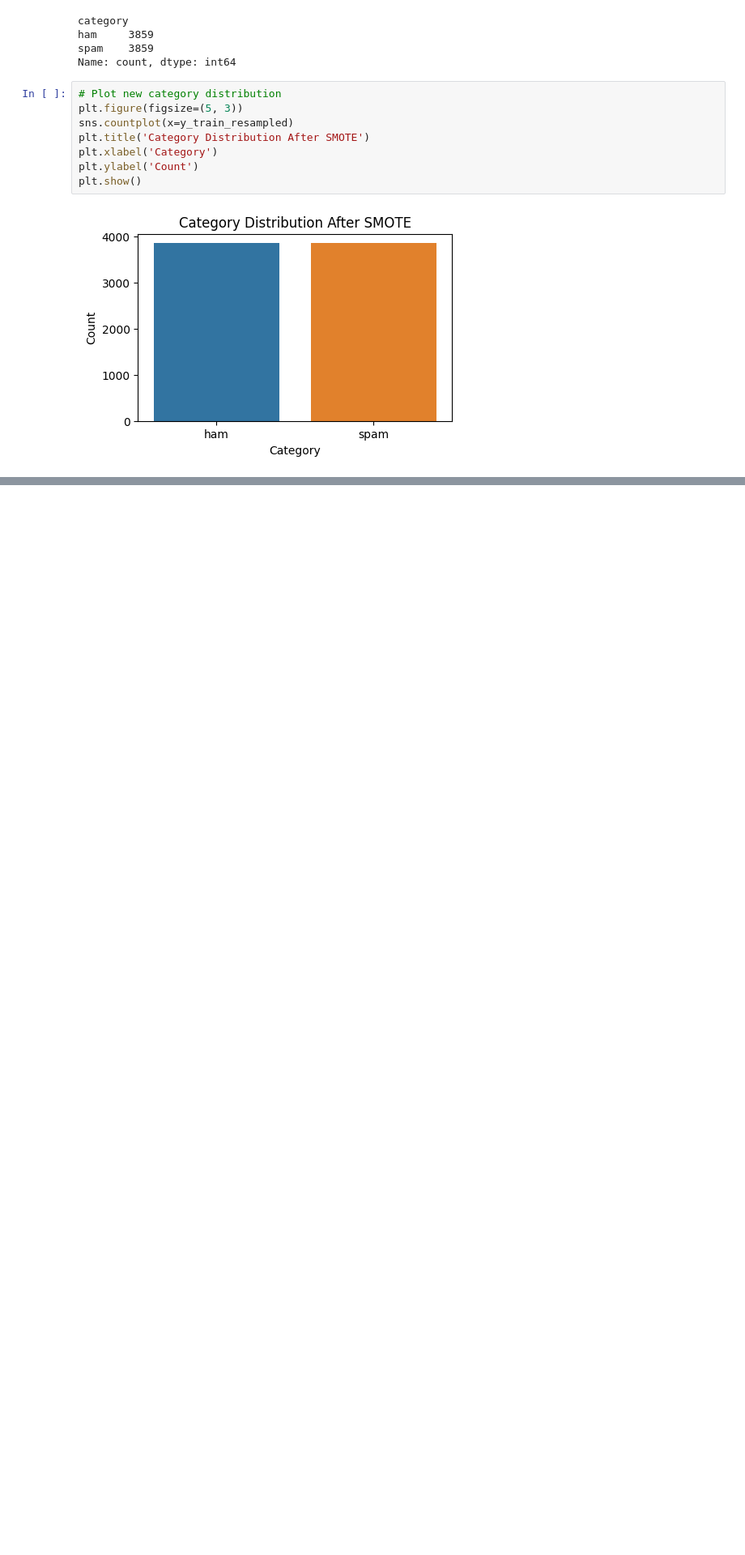
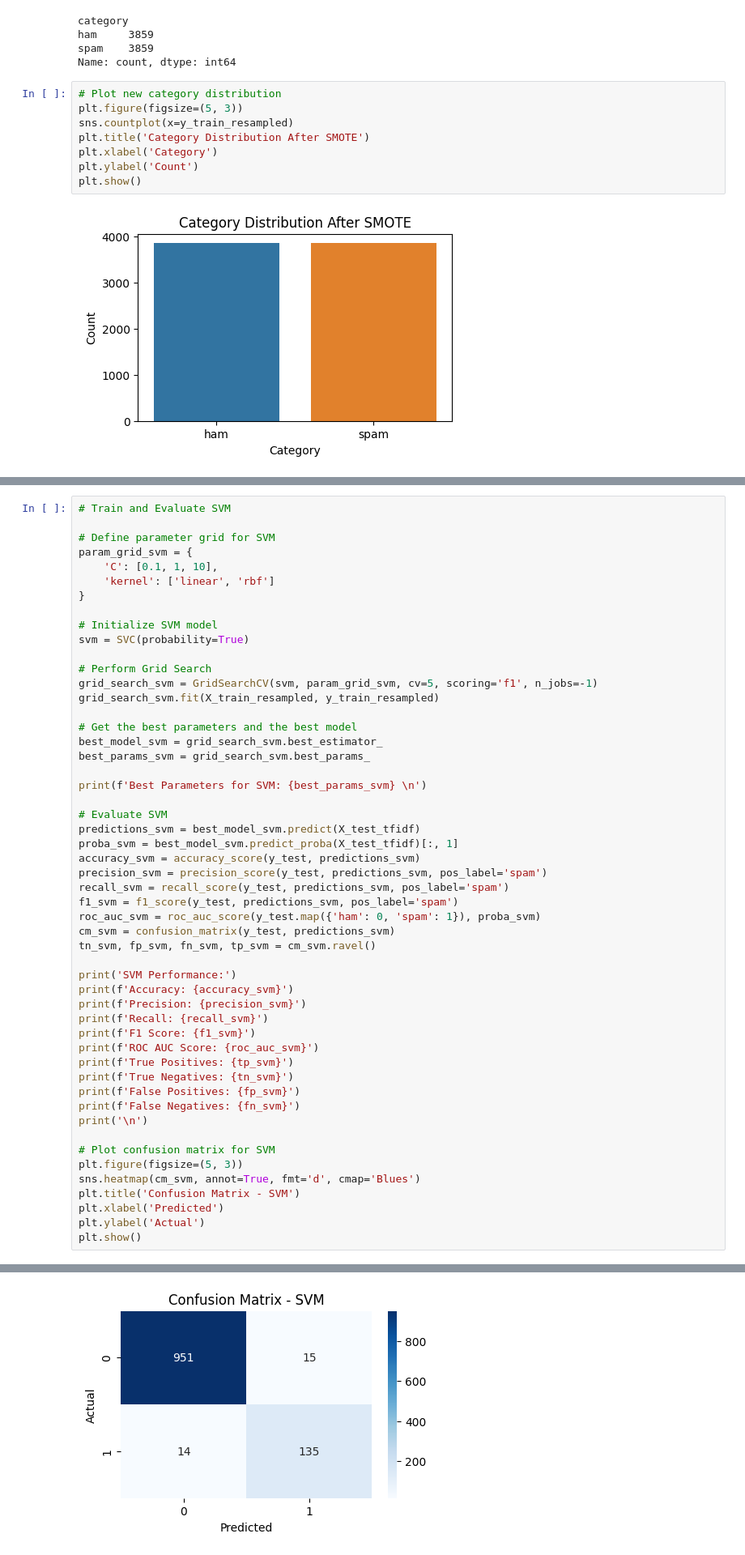
Before and after one commit to Slimcent/Spam-Message-Detection, a Jupyter notebook: Spam_Message_Detection.ipynb, the cells around one changed output, grey strips where cells are left out. Shown at 81% size. Cells and saved outputs as stored; diff of their text form; blank space fills up the shorter version.

```diff
--- a/Spam_Message_Detection.ipynb
+++ b/Spam_Message_Detection.ipynb
@@ -240,0 +399,53 @@ plt.show()
+# %%
+# Train and Evaluate SVM
+
+# Define parameter grid for SVM
+param_grid_svm = {
+    'C': [0.1, 1, 10],
+    'kernel': ['linear', 'rbf']
+}
+
+# Initialize SVM model
+svm = SVC(probability=True)
+
+# Perform Grid Search
+grid_search_svm = GridSearchCV(svm, param_grid_svm, cv=5, scoring='f1', n_jobs=-1)
+grid_search_svm.fit(X_train_resampled, y_train_resampled)
+
+# Get the best parameters and the best model
+best_model_svm = grid_search_svm.best_estimator_
+best_params_svm = grid_search_svm.best_params_
+
+print(f'Best Parameters for SVM: {best_params_svm} \n')
+
+# Evaluate SVM
+predictions_svm = best_model_svm.predict(X_test_tfidf)
+proba_svm = best_model_svm.predict_proba(X_test_tfidf)[:, 1]
+accuracy_svm = accuracy_score(y_test, predictions_svm)
+precision_svm = precision_score(y_test, predictions_svm, pos_label='spam')
+recall_svm = recall_score(y_test, predictions_svm, pos_label='spam')
+f1_svm = f1_score(y_test, predictions_svm, pos_label='spam')
+roc_auc_svm = roc_auc_score(y_test.map({'ham': 0, 'spam': 1}), proba_svm)
+cm_svm = confusion_matrix(y_test, predictions_svm)
+tn_svm, fp_svm, fn_svm, tp_svm = cm_svm.ravel()
+
+print('SVM Performance:')
+print(f'Accuracy: {accuracy_svm}')
+print(f'Precision: {precision_svm}')
+print(f'Recall: {recall_svm}')
+print(f'F1 Score: {f1_svm}')
+print(f'ROC AUC Score: {roc_auc_svm}')
+print(f'True Positives: {tp_svm}')
+print(f'True Negatives: {tn_svm}')
+print(f'False Positives: {fp_svm}')
+print(f'False Negatives: {fn_svm}')
+print('\n')
+
+# Plot confusion matrix for SVM
+plt.figure(figsize=(5, 3))
+sns.heatmap(cm_svm, annot=True, fmt='d', cmap='Blues')
+plt.title('Confusion Matrix - SVM')
+plt.xlabel('Predicted')
+plt.ylabel('Actual')
+plt.show()
+# %% [output]
@@ -240,0 +464 @@ plt.show()
+[figure, added]
```
Also changed, not shown: parts of 20 cells of this notebook.
